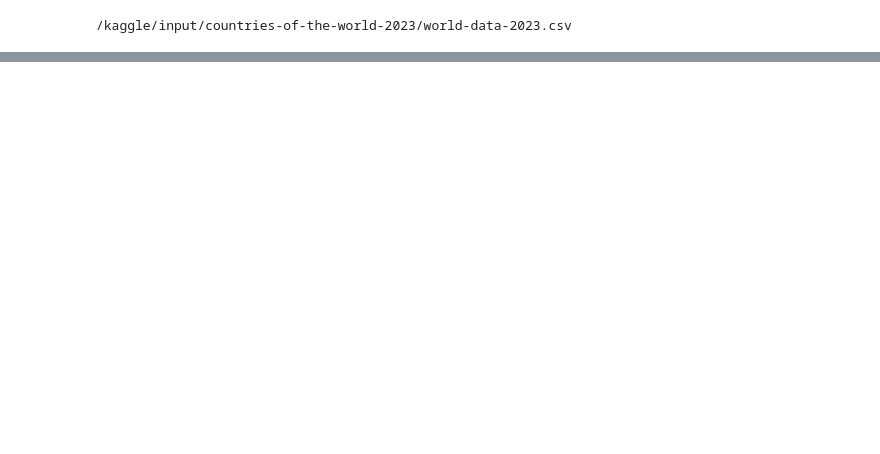
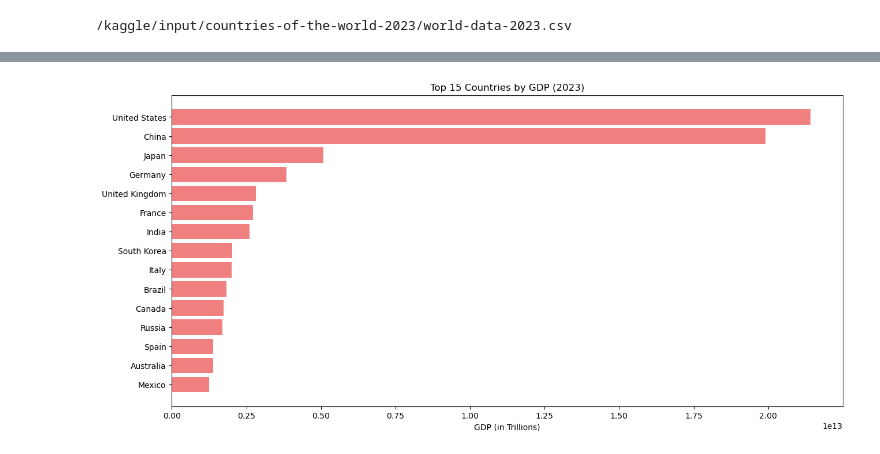
Before and after one commit to raj-rajat/Global-Country-Information-Dataset-2023, a Jupyter notebook: global-country-information-dataset-2023.ipynb, the cells around one changed output, grey strips where cells are left out. Saved outputs shown, nothing was run; the diff lists cells and outputs as text; code cells hidden in the pictures; blank space fills up the shorter version.

```diff
--- a/global-country-information-dataset-2023.ipynb
+++ b/global-country-information-dataset-2023.ipynb
@@ -397,0 +59,16 @@ fig.show()
+# %%
+# Cleaning the GDP column by removing the dollar sign and commas, then converting to float
+df['GDP'] = df['GDP'].str.replace(',', '').str.replace('$', '').str.strip().astype(float)
+
+# Sorting by GDP and taking the top 15 countries
+top_gdp_countries = df.sort_values(by='GDP', ascending=False).head(15)
+
+# Plotting
+plt.figure(figsize=(15, 7))
+plt.barh(top_gdp_countries['Country'], top_gdp_countries['GDP'], color='lightcoral')
+plt.xlabel('GDP (in Trillions)')
+plt.title('Top 15 Countries by GDP (2023)')
+plt.gca().invert_yaxis()  # To display the country with the highest GDP at the top
+plt.show()
+# %% [output]
+[figure, added]
```
Also changed, not shown: parts of 49 cells of this notebook.
